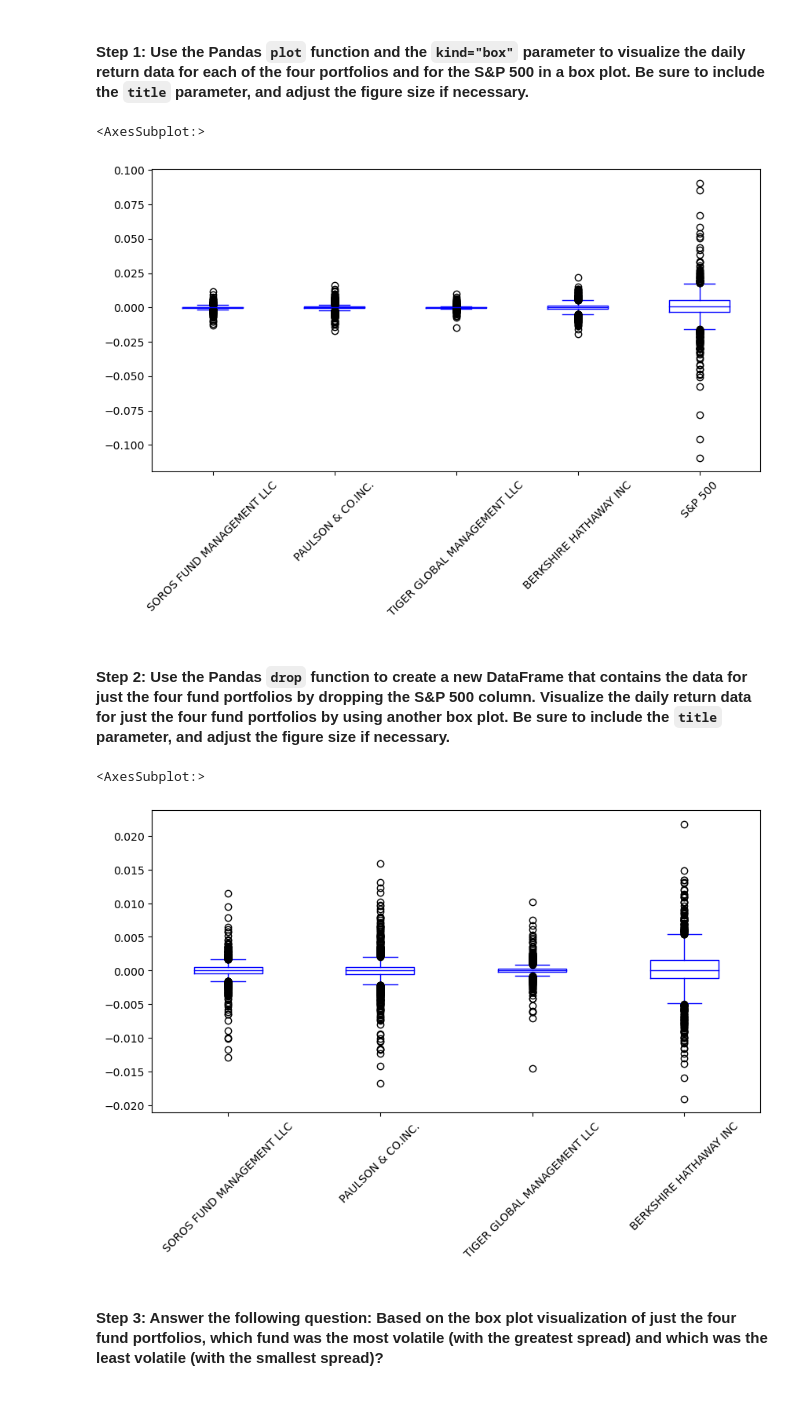
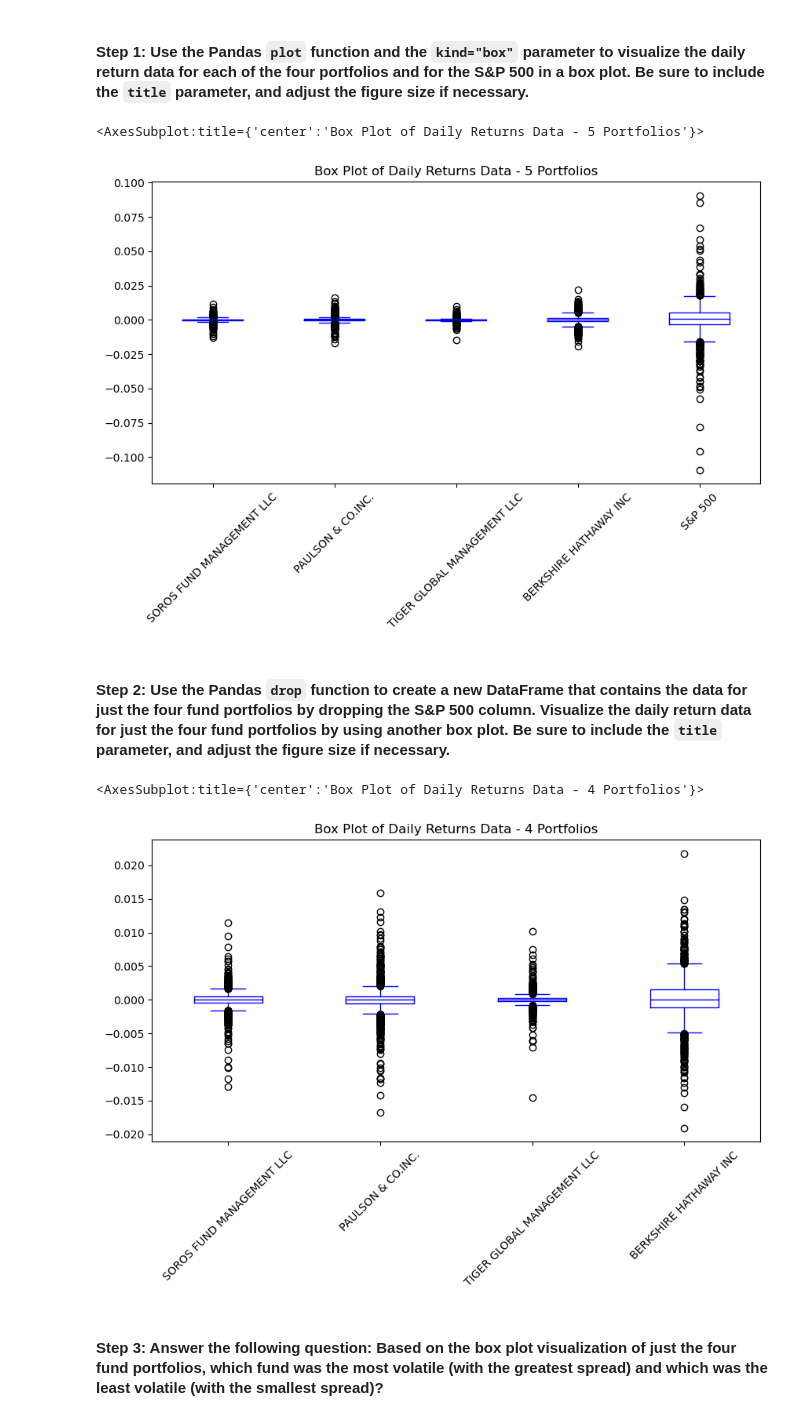
Before and after one commit to lizagino/Risk_Return_Portfolio_Analysis, a Jupyter notebook: risk_return_analysis.ipynb, the cells around one changed output. Cells and saved outputs as stored; diff of their text form; code cells hidden in the pictures.

```diff
--- a/risk_return_analysis.ipynb
+++ b/risk_return_analysis.ipynb
@@ -228,31 +228,32 @@ daily_returns.plot(
    kind="box",
     legend = True,
     figsize = (10, 5),
+    title=("Box Plot of Daily Returns Data - 5 Portfolios"),
     rot=45,
     color = 'blue'
 )
 # %% [output]
-<AxesSubplot:>
+<AxesSubplot:title={'center':'Box Plot of Daily Returns Data - 5 Portfolios'}>
-[figure, old version]
+[figure, new version]
 # %% [markdown]
 #### Step 2: Use the Pandas `drop` function to create a new DataFrame that contains the data for just the four fund portfolios by dropping the S&P 500 column. Visualize the daily return data for just the four fund portfolios by using another box plot. Be sure to include the `title` parameter, and adjust the figure size if necessary.
 # %%
 # Create a new DataFrame containing only the 4 fund portfolios by dropping the S&P 500 column from the DataFrame
 # Create box plots to reflect the return data for only the 4 fund portfolios
 # Include a title parameter and adjust the figure size
 # YOUR CODE HERE
 port_4_values_df = portfolio_values_df.drop(columns=['S&P 500'])
 port_4_values_df.plot(
     kind="box",
     legend = True,
-    label = 'Portfolio Values Return Data',
+    title=("Box Plot of Daily Returns Data - 4 Portfolios"),
     figsize = (10, 5),
     rot=45,
     color = 'blue'
 )
 # %% [output]
-<AxesSubplot:>
+<AxesSubplot:title={'center':'Box Plot of Daily Returns Data - 4 Portfolios'}>
-[figure, old version]
+[figure, new version]
 # %% [markdown]
 #### Step 3: Answer the following question: Based on the box plot visualization of just the four fund portfolios, which fund was the most volatile (with the greatest spread) and which was the least volatile (with the smallest spread)?
 # %% [markdown]
```
Also changed, not shown: parts of 7 cells of this notebook.
